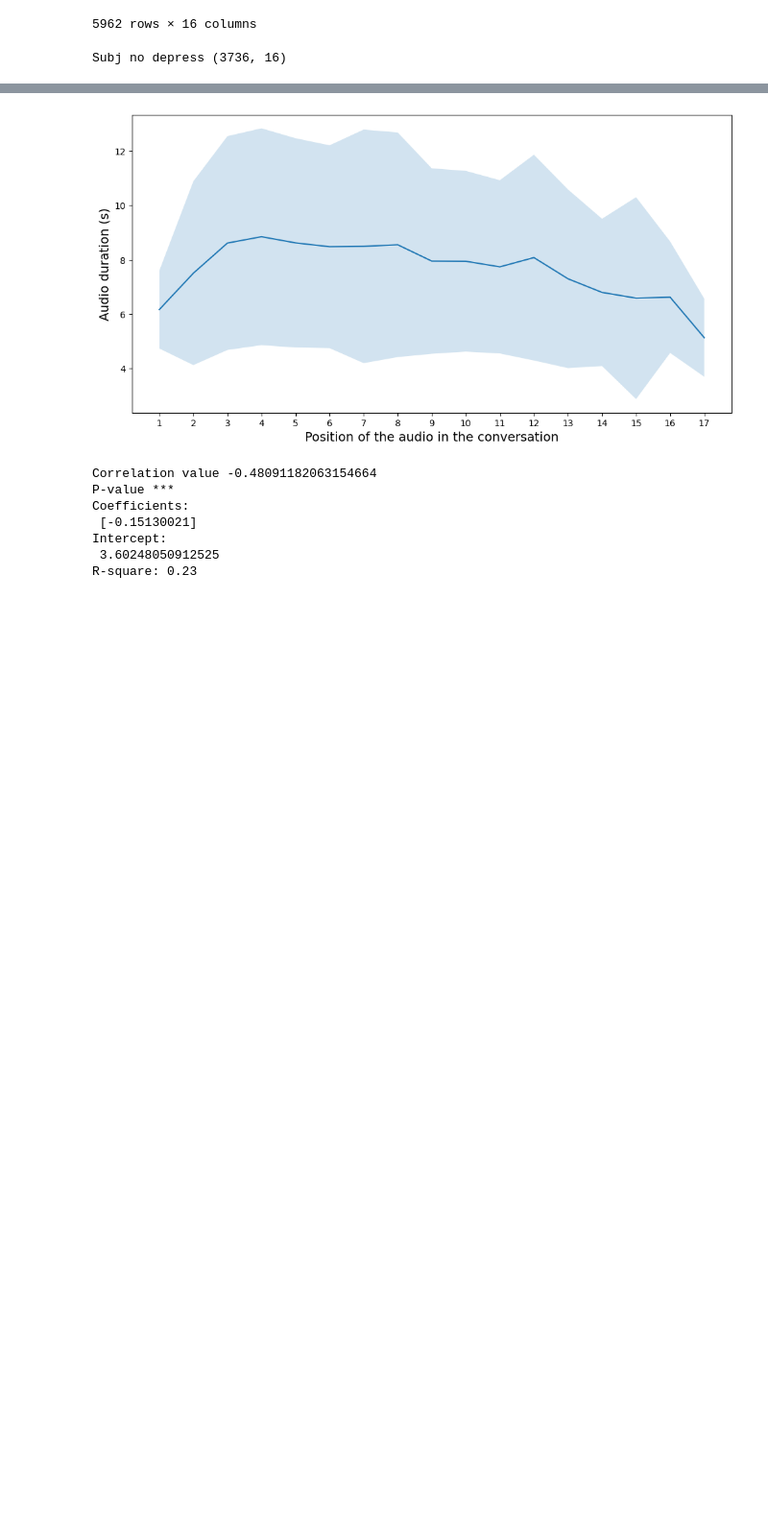
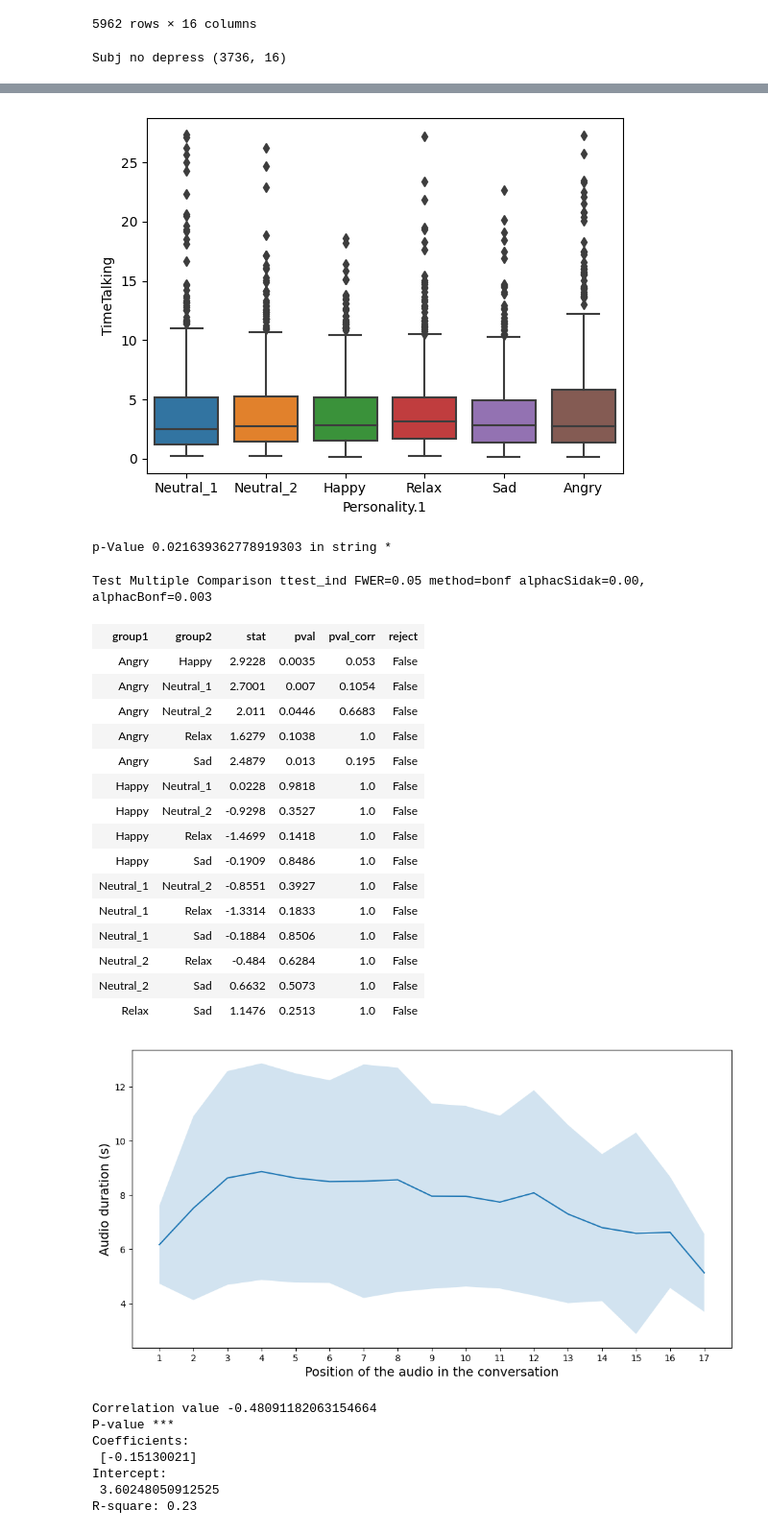
Before and after one commit to ASAPLableni/LableniBot, a Jupyter notebook: DataAnalysis/AudioCheck.ipynb, the cells around one changed output, grey strips where cells are left out. Shown at 96% size. Drawn from its saved outputs; the diff is of its cells as text; code cells hidden in the pictures; blank space fills up the shorter version.

```diff
--- a/DataAnalysis/AudioCheck.ipynb
+++ b/DataAnalysis/AudioCheck.ipynb
@@ -379,2 +441,39 @@ Mean Perc talking (s) = 44.0348 +/- 23.3214 ; Median = 42.5322 ; Min. =  2.1834
+# %%
+# ####################
+# ### TIME TALKING ###
+# ####################
+
+sns.boxplot(data=df_no_depress_sort, x="Personality.1", y="TimeTalking")
+
+plt.show()
+
+group_list = [df_g["TimeTalking"].tolist() for g, df_g in df_no_depress_sort.groupby("Personality.1")]
+_, pvalue = stats.f_oneway(*group_list)
+print("p-Value", pvalue, "in string", aute.get_p_string(pvalue))
+
+comp = mc.MultiComparison(df_no_depress_sort['TimeTalking'], df_no_depress_sort['Personality.1'])
+tbl, a1, a2 = comp.allpairtest(stats.ttest_ind, method= "bonf")
+
+display(tbl)
+# %% [output]
+[figure, added]
+p-Value 0.021639362778919303 in string *
+Test Multiple Comparison ttest_ind FWER=0.05 method=bonf alphacSidak=0.00, alphacBonf=0.003
+| group1 | group2 | stat | pval | pval_corr | reject |
+| Angry | Happy | 2.9228 | 0.0035 | 0.053 | False |
+| Angry | Neutral_1 | 2.7001 | 0.007 | 0.1054 | False |
+| Angry | Neutral_2 | 2.011 | 0.0446 | 0.6683 | False |
+| Angry | Relax | 1.6279 | 0.1038 | 1.0 | False |
+| Angry | Sad | 2.4879 | 0.013 | 0.195 | False |
+| Happy | Neutral_1 | 0.0228 | 0.9818 | 1.0 | False |
+| Happy | Neutral_2 | -0.9298 | 0.3527 | 1.0 | False |
+| Happy | Relax | -1.4699 | 0.1418 | 1.0 | False |
+| Happy | Sad | -0.1909 | 0.8486 | 1.0 | False |
+| Neutral_1 | Neutral_2 | -0.8551 | 0.3927 | 1.0 | False |
+| Neutral_1 | Relax | -1.3314 | 0.1833 | 1.0 | False |
+| Neutral_1 | Sad | -0.1884 | 0.8506 | 1.0 | False |
+| Neutral_2 | Relax | -0.484 | 0.6284 | 1.0 | False |
+| Neutral_2 | Sad | 0.6632 | 0.5073 | 1.0 | False |
+| Relax | Sad | 1.1476 | 0.2513 | 1.0 | False |
 # %%
 summary_audio_list = []
```
Also changed, not shown: parts of 19 cells of this notebook, 1 other file.
